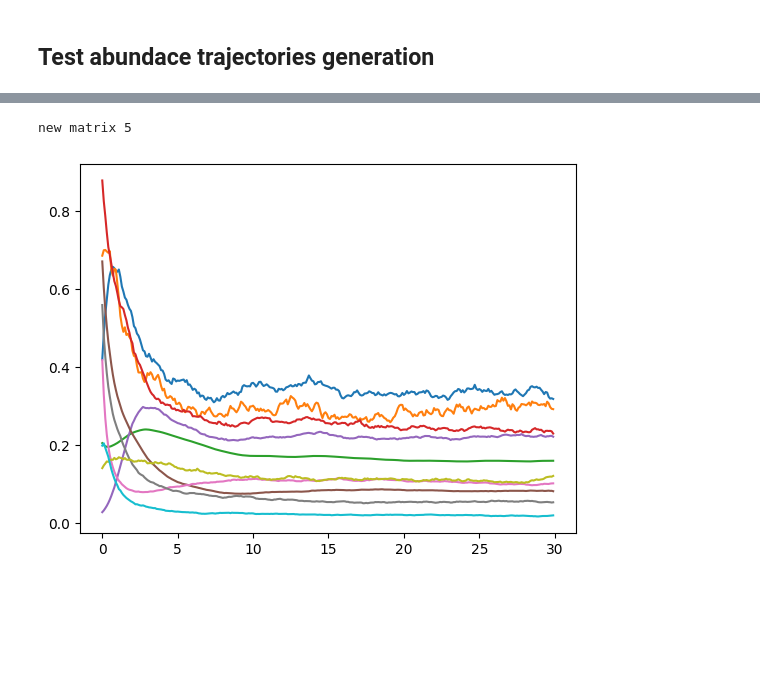
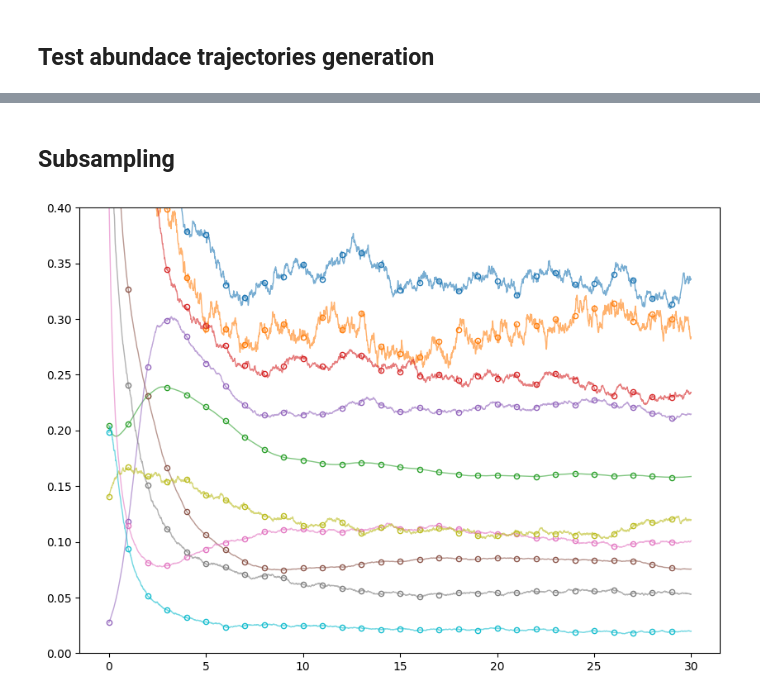
Before and after one commit to joaovaleriano/gLV_OED, a Jupyter notebook: notebooks/testing.ipynb, the cells around one changed output, grey strips where cells are left out. Saved outputs shown, nothing was run; the diff lists cells and outputs as text; code cells hidden in the pictures; blank space fills up the shorter version.

```diff
--- a/notebooks/testing.ipynb
+++ b/notebooks/testing.ipynb
@@ -73,28 +47,16 @@ new matrix 5
-# %%
-n = 10
-seed = 1
-r_max = 1.
-A_diag_std = 1.
-A_off_diag_std = 10.
-
-p = sort_glv_params(n, seed, r_max, A_diag_std, A_off_diag_std)
-
-np.random.seed(seed)
-sig = np.random.uniform(0, 0.1, n)
-
-x0 = np.random.uniform(0, 1, n)
-
-dt = 1e-3
-t_eval = np.arange(0, 30, 1e-1)
-#%%
-
-t0 = 0.
-set_nb_seed(12)
-
-sol = euler_maruyama(glv, t0, x0, p, sig, dt, t_eval)
-
-plt.plot(t_eval, sol)
-plt.show()
-# %% [output]
-new matrix 5
-[figure, removed]
+# %% [markdown]
+## Subsampling
+# %%
+t2 = t_eval[::100]
+# %%
+sol2 = subsampler(t2, t_eval, sol)
+# %%
+plt.figure(figsize=(10, 7))
+plt.plot(t_eval, sol, lw=1, alpha=0.6)
+for i in range(sol2.shape[1]):
+    plt.scatter(t2, sol2[:,i], facecolors="w", edgecolors=f"C{i}", s=20)
+
+plt.ylim(0, 0.4)
+plt.show()
+# %% [output]
+[figure, added]
```
Also changed, not shown: parts of 3 cells of this notebook.
